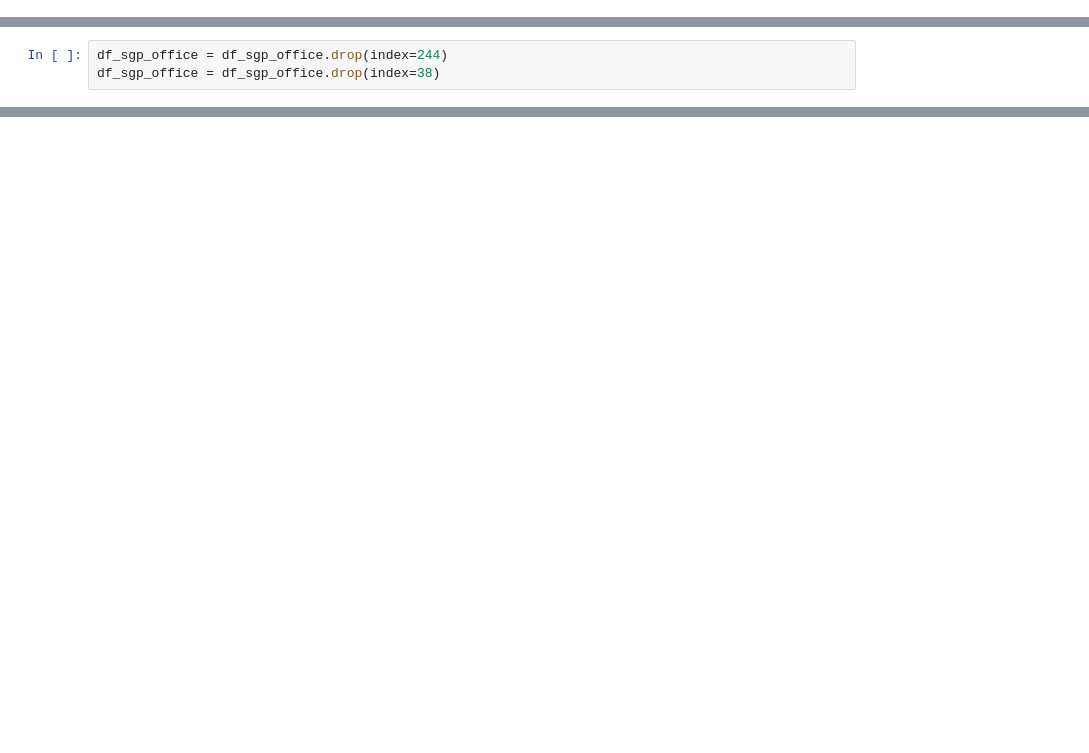
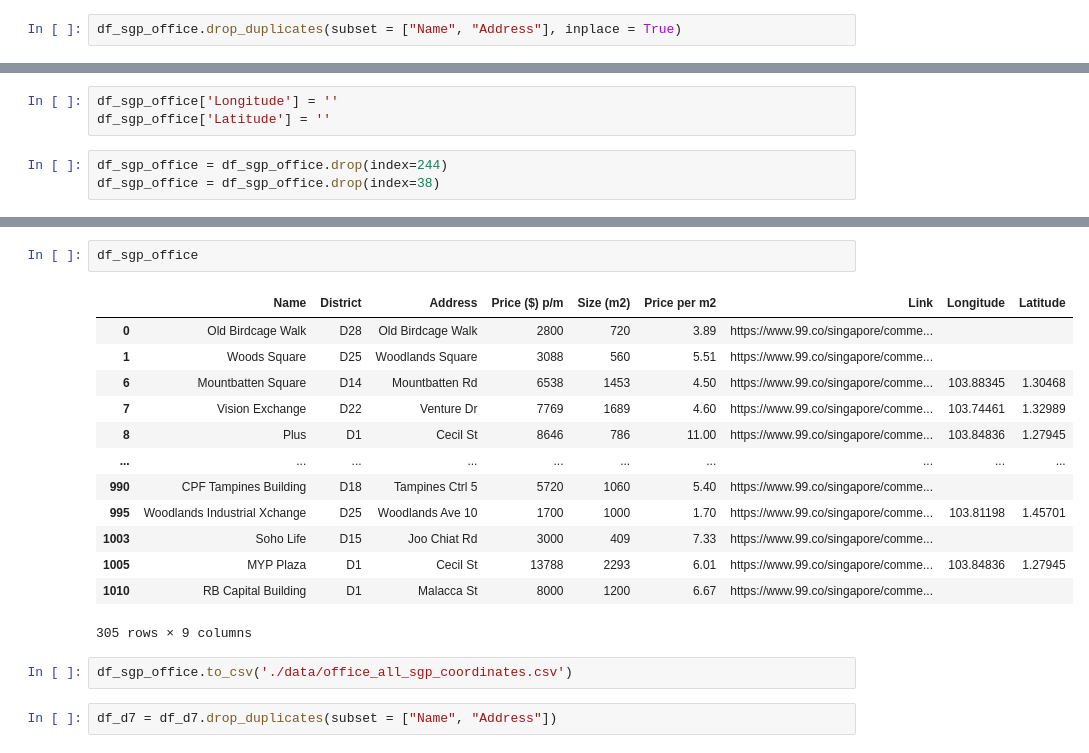
Before and after one commit to TimKuijten/project-3-New_office_location, a Jupyter notebook: webscraping.ipynb, the cells around one changed output, grey strips where cells are left out. Cells and saved outputs as stored; diff of their text form; blank space fills up the shorter version.

```diff
--- a/webscraping.ipynb
+++ b/webscraping.ipynb
@@ -56,0 +57,2 @@ df_sgp_office
+# %%
+df_sgp_office.drop_duplicates(subset = ["Name", "Address"], inplace = True)
@@ -57,3 +61,6 @@ df_sgp_office
+# %%
+df_sgp_office['Longitude'] = ''
+df_sgp_office['Latitude'] = ''
 # %%
 df_sgp_office = df_sgp_office.drop(index=244)
 df_sgp_office = df_sgp_office.drop(index=38)
@@ -79,0 +200,20 @@ df_sgp_office[df_sgp_office['District'] == 'D7']
+# %%
+df_sgp_office
+# %% [output]
+|  | Name | District | Address | Price ($) p/m | Size (m2) | Price per m2 | Link | Longitude | Latitude |
+| 0 | Old Birdcage Walk | D28 | Old Birdcage Walk | 2800 | 720 | 3.89 | https://www.99.co/singapore/comme... |  |  |
+| 1 | Woods Square | D25 | Woodlands Square | 3088 | 560 | 5.51 | https://www.99.co/singapore/comme... |  |  |
+| 6 | Mountbatten Square | D14 | Mountbatten Rd | 6538 | 1453 | 4.50 | https://www.99.co/singapore/comme... | 103.88345 | 1.30468 |
+| 7 | Vision Exchange | D22 | Venture Dr | 7769 | 1689 | 4.60 | https://www.99.co/singapore/comme... | 103.74461 | 1.32989 |
+| 8 | Plus | D1 | Cecil St | 8646 | 786 | 11.00 | https://www.99.co/singapore/comme... | 103.84836 | 1.27945 |
+| ... | ... | ... | ... | ... | ... | ... | ... | ... | ... |
+| 990 | CPF Tampines Building | D18 | Tampines Ctrl 5 | 5720 | 1060 | 5.40 | https://www.99.co/singapore/comme... |  |  |
+| 995 | Woodlands Industrial Xchange | D25 | Woodlands Ave 10 | 1700 | 1000 | 1.70 | https://www.99.co/singapore/comme... | 103.81198 | 1.45701 |
+| 1003 | Soho Life | D15 | Joo Chiat Rd | 3000 | 409 | 7.33 | https://www.99.co/singapore/comme... |  |  |
+| 1005 | MYP Plaza | D1 | Cecil St | 13788 | 2293 | 6.01 | https://www.99.co/singapore/comme... | 103.84836 | 1.27945 |
+| 1010 | RB Capital Building | D1 | Malacca St | 8000 | 1200 | 6.67 | https://www.99.co/singapore/comme... |  |  |
+305 rows × 9 columns
+# %%
+df_sgp_office.to_csv('./data/office_all_sgp_coordinates.csv')
+# %%
+df_d7 = df_d7.drop_duplicates(subset = ["Name", "Address"])
```
Also changed, not shown: parts of 14 cells of this notebook, 13 other files.
